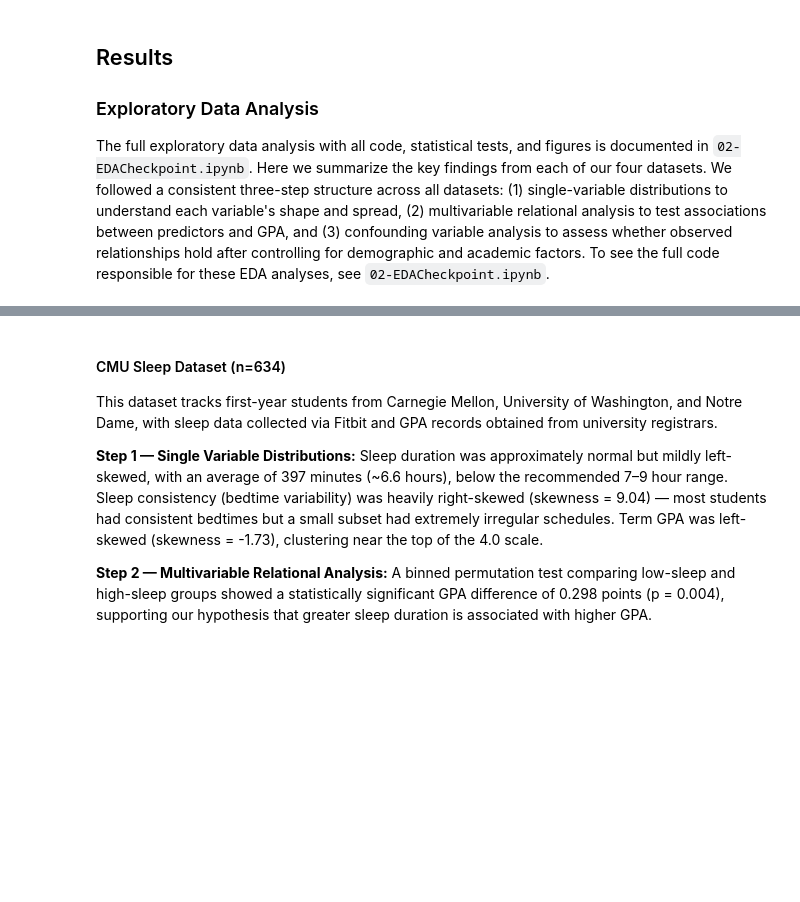
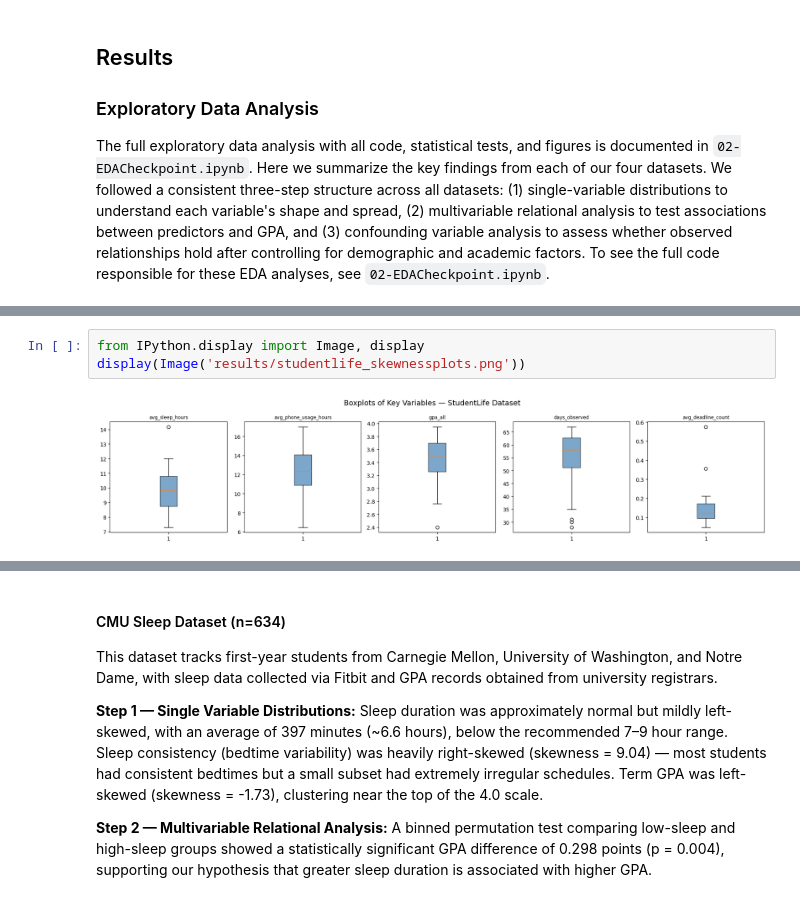
Before and after one commit to AnEpiphanyMaybe/sleep-screen-time-analysis, a Jupyter notebook: 03-FinalProject.ipynb, the cells around one changed output, grey strips where cells are left out. Drawn from its saved outputs; the diff is of its cells as text; blank space fills up the shorter version.

Commit message:
Added EDA for studentlife into Final Project notebook with visuals in results directory

```diff
--- a/03-FinalProject.ipynb
+++ b/03-FinalProject.ipynb
@@ -1023,0 +1031,5 @@ The full exploratory data analysis with all code, statistical tests, and figures
+# %%
+from IPython.display import Image, display
+display(Image('results/studentlife_skewnessplots.png'))
+# %% [output]
+[figure, added]
```
Also changed, not shown: parts of 7 cells of this notebook, 6 other files.
